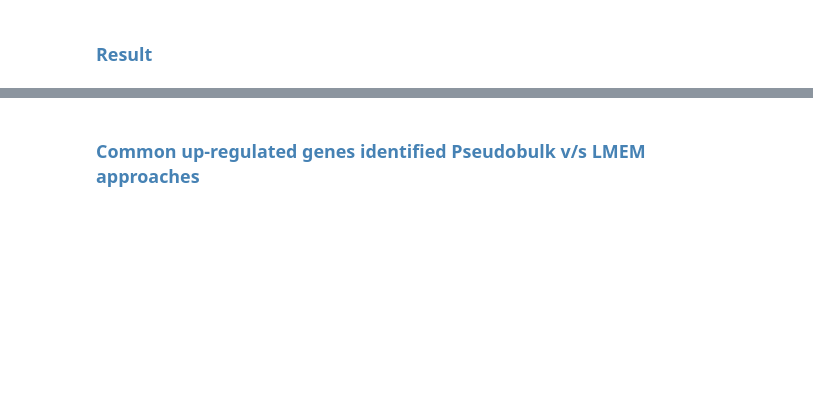
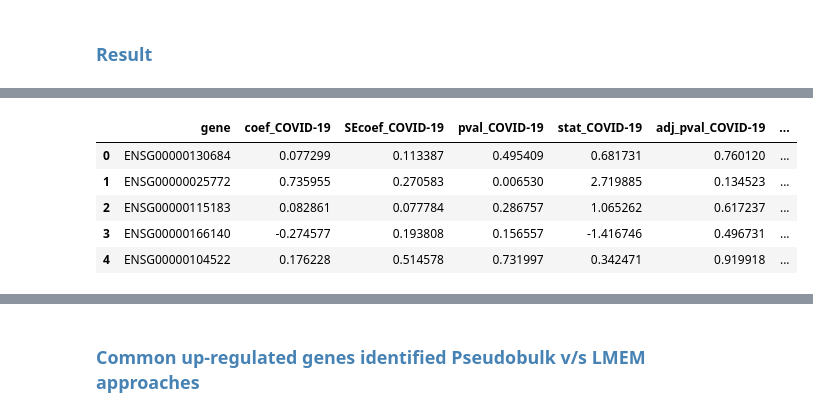
Before and after one commit to infocusp/scaLR, a Jupyter notebook: tutorials/analysis/differential_gene_expression/dge.ipynb, the cells around one changed output, grey strips where cells are left out. Saved outputs shown, nothing was run; the diff lists cells and outputs as text; code cells hidden in the pictures; blank space fills up the shorter version.

```diff
--- a/tutorials/analysis/differential_gene_expression/dge.ipynb
+++ b/tutorials/analysis/differential_gene_expression/dge.ipynb
@@ -190,6 +381,6 @@ dge_lm.generate_analysis(adata,dirpath)
 # %% [markdown]
 ### <span style="color: steelblue;">Result</span>
 # %%
-# LMEM(lmem)
-lmem_result_ncm = pd.read_csv(f'{dirpath}/lmem_dge_result/lmem_DGE_non-classicalmonocyte.csv')
-lmem_result_ncm.head()
+# LMEM(lmem).
+lmem_result_plb = pd.read_csv(f'{dirpath}/lmem_dge_result/lmemDGE_plasmablast.csv')
+lmem_result_plb.head()
@@ -238,3 +460,10 @@ pbk_result_ncm.head()
 # %%
-lmem_result_ncm.head()
+lmem_result_plb.head()
+# %% [output]
+|  | gene | coef_COVID-19 | SEcoef_COVID-19 | pval_COVID-19 | stat_COVID-19 | adj_pval_COVID-19 | ... |
+| 0 | ENSG00000130684 | 0.077299 | 0.113387 | 0.495409 | 0.681731 | 0.760120 | ... |
+| 1 | ENSG00000025772 | 0.735955 | 0.270583 | 0.006530 | 2.719885 | 0.134523 | ... |
+| 2 | ENSG00000115183 | 0.082861 | 0.077784 | 0.286757 | 1.065262 | 0.617237 | ... |
+| 3 | ENSG00000166140 | -0.274577 | 0.193808 | 0.156557 | -1.416746 | 0.496731 | ... |
+| 4 | ENSG00000104522 | 0.176228 | 0.514578 | 0.731997 | 0.342471 | 0.919918 | ... |
 # %%
```
Also changed, not shown: parts of 40 cells of this notebook, 12 other files.
